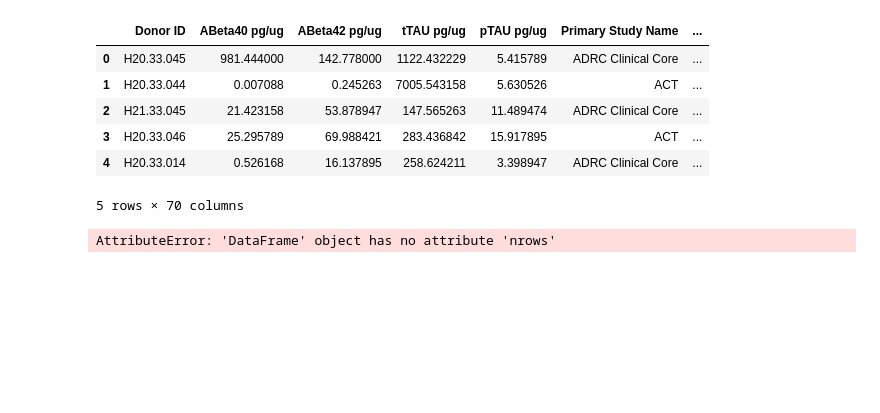
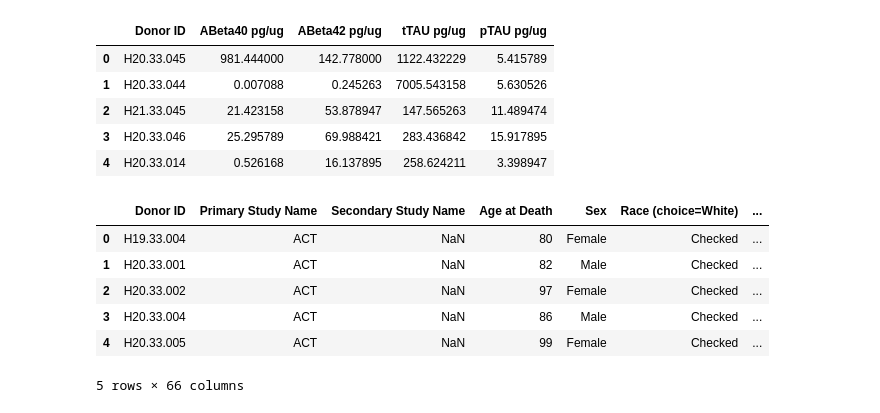
Before and after one commit to max-calcoen/comp-bme-alzheimers, a Jupyter notebook: src/view.ipynb, the cells around one changed output. Drawn from its saved outputs; the diff is of its cells as text; code cells hidden in the pictures; blank space fills up the shorter version.

Commit message:
First Jupyter Notebook Check-In (Pair Assignment)

```diff
--- a/src/view.ipynb
+++ b/src/view.ipynb
@@ -3,17 +4,19 @@ import pandas as pd
 luminex = pd.read_csv('../data/UpdatedLuminex.csv')
 metadata = pd.read_csv("../data/UpdatedMetaData.csv")
 # %%
-# display(luminex.head())
-# display(metadata.head())
-merged = pd.merge(luminex, metadata, on="Donor ID")
-display(merged.head())
-merged.to_csv("../data/merged.csv", index=False)
+display(luminex.head())
+display(metadata.head())
 # %% [output]
-|  | Donor ID | ABeta40 pg/ug | ABeta42 pg/ug | tTAU pg/ug | pTAU pg/ug | Primary Study Name | ... |
-| 0 | H20.33.045 | 981.444000 | 142.778000 | 1122.432229 | 5.415789 | ADRC Clinical Core | ... |
-| 1 | H20.33.044 | 0.007088 | 0.245263 | 7005.543158 | 5.630526 | ACT | ... |
-| 2 | H21.33.045 | 21.423158 | 53.878947 | 147.565263 | 11.489474 | ADRC Clinical Core | ... |
-| 3 | H20.33.046 | 25.295789 | 69.988421 | 283.436842 | 15.917895 | ACT | ... |
-| 4 | H20.33.014 | 0.526168 | 16.137895 | 258.624211 | 3.398947 | ADRC Clinical Core | ... |
+|  | Donor ID | ABeta40 pg/ug | ABeta42 pg/ug | tTAU pg/ug | pTAU pg/ug |
+| 0 | H20.33.045 | 981.444000 | 142.778000 | 1122.432229 | 5.415789 |
+| 1 | H20.33.044 | 0.007088 | 0.245263 | 7005.543158 | 5.630526 |
+| 2 | H21.33.045 | 21.423158 | 53.878947 | 147.565263 | 11.489474 |
+| 3 | H20.33.046 | 25.295789 | 69.988421 | 283.436842 | 15.917895 |
+| 4 | H20.33.014 | 0.526168 | 16.137895 | 258.624211 | 3.398947 |
+|  | Donor ID | Primary Study Name | Secondary Study Name | Age at Death | Sex | Race (choice=White) | ... |
+| 0 | H19.33.004 | ACT | NaN | 80 | Female | Checked | ... |
+| 1 | H20.33.001 | ACT | NaN | 82 | Male | Checked | ... |
+| 2 | H20.33.002 | ACT | NaN | 97 | Female | Checked | ... |
+| 3 | H20.33.004 | ACT | NaN | 86 | Male | Checked | ... |
+| 4 | H20.33.005 | ACT | NaN | 99 | Female | Checked | ... |
-5 rows × 70 columns
+5 rows × 66 columns
-AttributeError: 'DataFrame' object has no attribute 'nrows'
```
Also changed, not shown: parts of 3 cells of this notebook, 2 other files.
